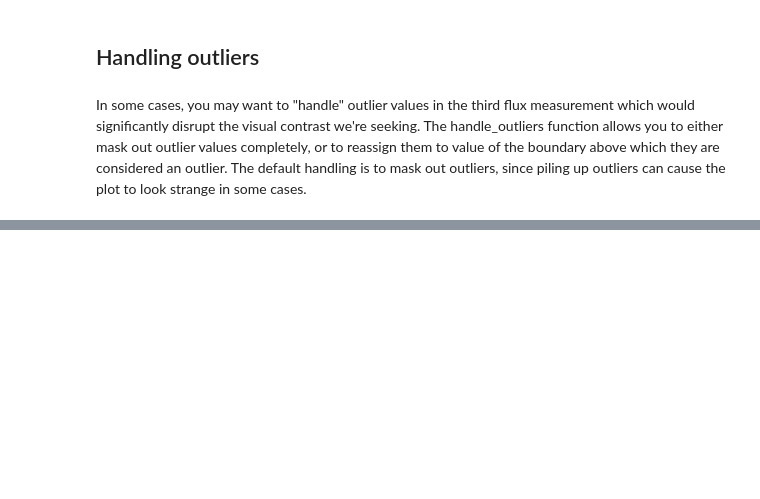
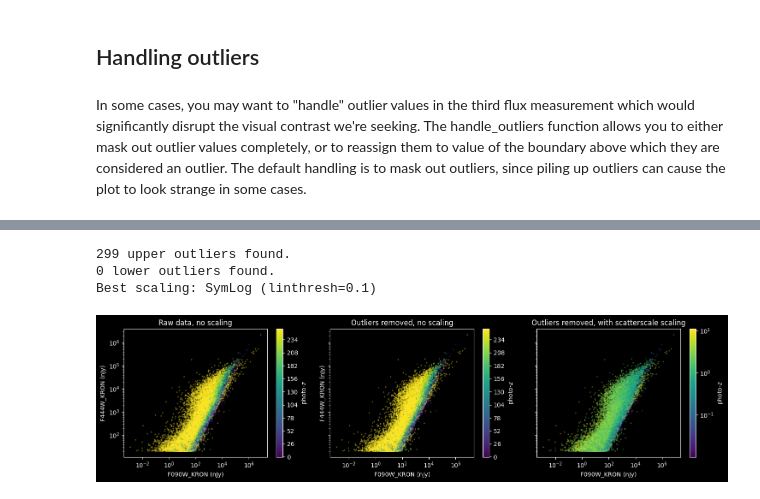
Before and after one commit to juliana-karp/scatterscale, a Jupyter notebook: docs/tutorials/full_demo.ipynb, the cells around one changed output, grey strips where cells are left out. Drawn from its saved outputs; the diff is of its cells as text; code cells hidden in the pictures; blank space fills up the shorter version.

```diff
--- a/docs/tutorials/full_demo.ipynb
+++ b/docs/tutorials/full_demo.ipynb
@@ -118,0 +171,13 @@ data_outliers_masked = handle_outliers(data["F444W_KRON"].values, sigma_value=10
+# %%
+photoz_outliers_masked = handle_outliers(data["photoz"].values, sigma_value=5, treatment="mask_out", verbose=True)
+
+colorbar_data, colorbar_key = photoz_outliers_masked, r"photo-$z$"
+xaxis_data, xaxis_key = data["F090W_KRON"].values, "F090W_KRON (nJy)"
+yaxis_data, yaxis_key = data["F444W_KRON"].values, "F444W_KRON (nJy)"
+
+outlier_comparison_plot(data["photoz"].values, colorbar_data, xaxis_data, yaxis_data, colorbar_key, xaxis_key, yaxis_key)
+# %% [output]
+299 upper outliers found.
+0 lower outliers found.
+Best scaling: SymLog (linthresh=0.1)
+[figure, added]
```
Also changed, not shown: parts of 5 cells of this notebook, 1 other file.
